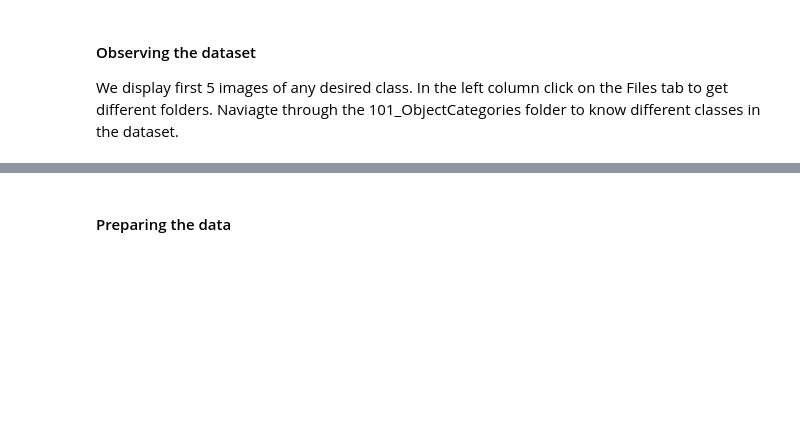
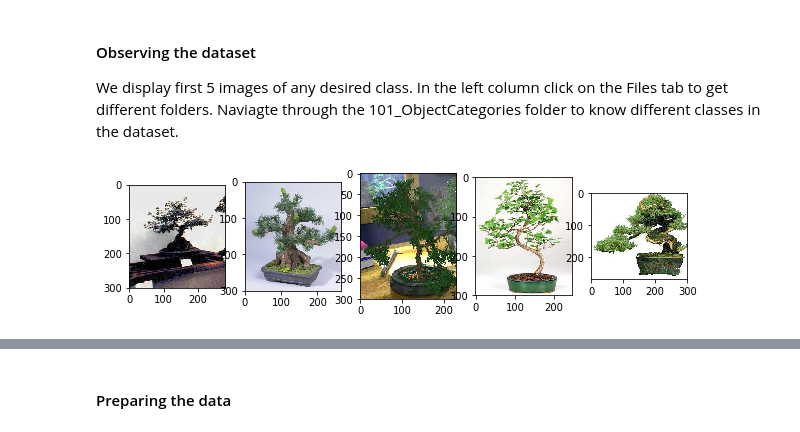
Before and after one commit to kaustubh-Beta/ColabNbs, a Jupyter notebook: PytorchTransferLearning/PytorchTransferLearning.ipynb, the cells around one changed output, grey strips where cells are left out. Saved outputs shown, nothing was run; the diff lists cells and outputs as text; code cells hidden in the pictures; blank space fills up the shorter version.

```diff
--- a/PytorchTransferLearning/PytorchTransferLearning.ipynb
+++ b/PytorchTransferLearning/PytorchTransferLearning.ipynb
@@ -20,19 +20,21 @@ We display first 5 images of any desired class. In the left column click on the
 # %%
 %matplotlib inline
 import numpy as np
 import cv2
 import matplotlib.pyplot as plt
 
 fig=plt.figure(figsize=(10, 10))
 columns = 5
 rows = 1
 
 root = '101_ObjectCategories/'
-class_folder = 'crab/'
+class_folder = 'bonsai/'
 
 for i in range(1,columns*rows+1):
   img = cv2.imread(root+class_folder+'image_000%d.jpg'%i,-1)
   imgRgb = cv2.cvtColor(img,cv2.COLOR_BGR2RGB)
   fig.add_subplot(rows, columns, i)
   plt.imshow(imgRgb)
 plt.show()
+# %% [output]
+[figure, added]
```
Also changed, not shown: parts of 12 cells of this notebook.
